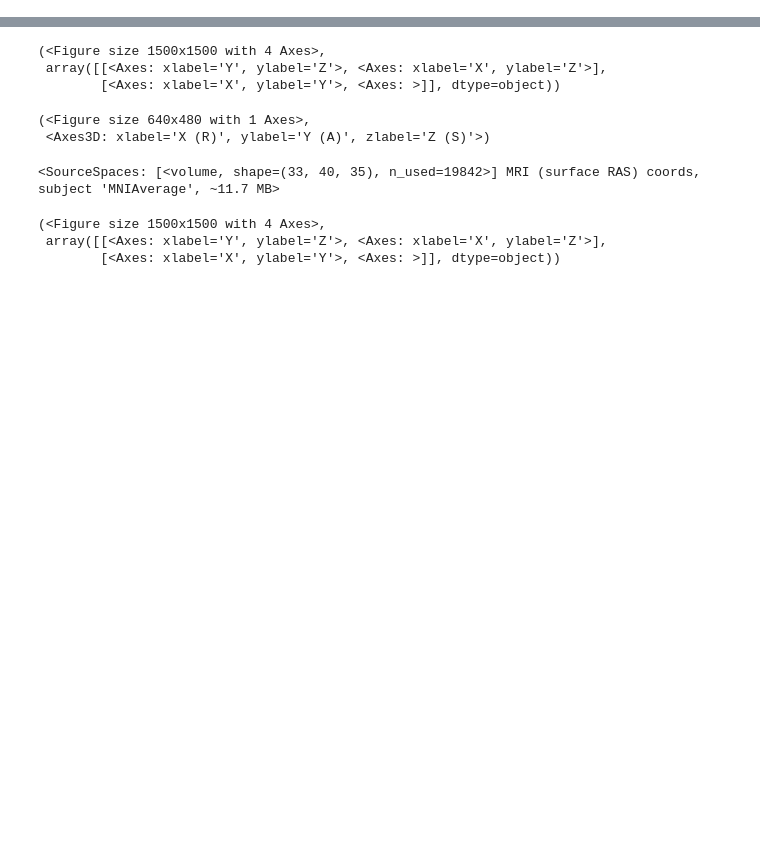
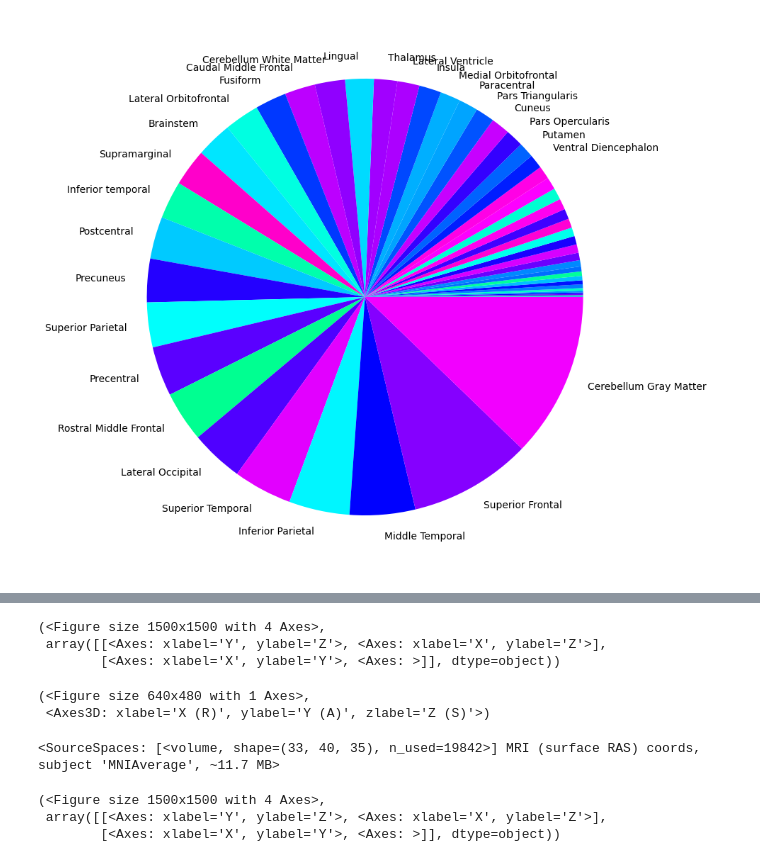
Before and after one commit to kdotdot/cerebra_atlas_python, a Jupyter notebook: notebooks/0.4-sources-per-region-exploration.ipynb, the cells around one changed output, grey strips where cells are left out. Cells and saved outputs as stored; diff of their text form; code cells hidden in the pictures; blank space fills up the shorter version.

```diff
--- a/notebooks/0.4-sources-per-region-exploration.ipynb
+++ b/notebooks/0.4-sources-per-region-exploration.ipynb
@@ -150,0 +64,96 @@ Wall time: 8.82 µs
+# %%
+plt.close("all")
+
+PLOT_ONLY_CORTICAL = False
+PLOT_ONLY_NON_CORTICAL = False
+# Else plot both
+INCLUDE_WHITE_MATTER = False
+
+
+# LOG scale for histogram
+# Distribution of points per region
+# Keep only leftside labels (symmetrical)
+leftside_label_details = cerebra.label_details[cerebra.label_details['hemisphere'] == "Left"].copy()
+wm_label_details = cerebra.label_details[cerebra.label_details['Label Name'] == "White matter"].copy()
+
+n_points = np.array([cerebra.get_n_points_from_region_id(region_id) for region_id in leftside_label_details['CerebrA ID'].values])
+leftside_label_details["npoints"] = n_points
+
+cortical_label_details = leftside_label_details.loc[leftside_label_details['cortical'] == True,:].copy()
+non_cortical_label_details = leftside_label_details.loc[leftside_label_details['cortical'] == False,:].copy()
+
+leftside_label_details.sort_values(by=['npoints'],inplace=True)
+cortical_label_details.sort_values(by=['npoints'],inplace=True)
+non_cortical_label_details.sort_values(by=['npoints'],inplace=True)
+
+white_matter_n_points = cerebra.get_n_points_from_region_id(103)
+empty_n_points = cerebra.get_n_points_from_region_id(0)
+
+
+
+# Define data and colors for each bar
+if PLOT_ONLY_CORTICAL:
+    data = np.array([*cortical_label_details["npoints"].values])
+    colors = np.array([*cortical_label_details["color"].values])
+    labels = np.array([*cortical_label_details["Label Name"].values])
+    label_ids = np.array(cortical_label_details['CerebrA ID'].values)
+elif PLOT_ONLY_NON_CORTICAL:
+    data = np.array([*non_cortical_label_details["npoints"].values])
+    colors = np.array([*non_cortical_label_details["color"].values])
+    labels = np.array([*non_cortical_label_details["Label Name"].values])
+    label_ids = np.array(non_cortical_label_details['CerebrA ID'].values)
+elif INCLUDE_WHITE_MATTER:
+    data = np.array([white_matter_n_points,*leftside_label_details["npoints"].values])
+    colors = np.array([wm_label_details["color"].item(), *leftside_label_details["color"].values])
+    labels = np.array([wm_label_details["Label Name"].item(),*leftside_label_details["Label Name"].values])
+    label_ids = np.array([wm_label_details["CerebrA ID"].item(),*leftside_label_details['CerebrA ID'].values])
+else:
+    data = np.array([*leftside_label_details["npoints"].values])
+    colors = np.array([ *leftside_label_details["color"].values])
+    labels = np.array([*leftside_label_details["Label Name"].values])
+    label_ids = np.array([*leftside_label_details['CerebrA ID'].values])
+
+# PIE CHART
+fig2,ax2 = plt.subplots()
+fig2.set_size_inches(12, 10)
+threshold = data.sum() * 0.01
+labels_pie = [l if data[i] > threshold else "" for i,l in enumerate(labels)]
+ax2.pie(data,colors=colors,labels=labels_pie)
+plt.show()
+# HISTOGRAM
+fig, ax = plt.subplots()
+ax = remove_ax(ax,keep_names=["left","top"])
+
+for i, n_pts in enumerate(data):
+    if n_pts == 0:
+        continue
+    p =ax.barh(i,n_pts, color=colors[i], linestyle='-', height=1,label=labels[i],edgecolor = "white", linewidth=0)
+    # ax.bar_label(p, label_type='edge', padding=10,fontsize=16)
+    ax.bar_label(p, label_type='edge', padding=10,fontsize=16,fontweight='bold')
+
+add_grid_to_ax(ax)
+ax.xaxis.tick_top()
+
+fig.suptitle(f"Distribution of points per {'(cortical)' if PLOT_ONLY_CORTICAL else '(non-cortical)' if PLOT_ONLY_NON_CORTICAL else ''} region")
+
+ax.set_xlabel("Number of points")
+ax.set_xticks((np.linspace(0,data.max(),num=20) / 100).astype(int) *100)
+
+# # Add labels to bins
+
+for i,(name,id) in enumerate(zip(labels,label_ids)):
+    ax.text(-data.max()*0.02,i, f"{name} id:{id}",fontsize=16,verticalalignment='center',horizontalalignment='right')
+
+fig.set_size_inches(28.5, 15.5)
+
+
+
+
+mngr = plt.get_current_fig_manager()
+geom = mngr.window.geometry()
+x,y,dx,dy = geom.getRect()
+mngr.window.setGeometry(2600, 00, dx, dy)
+
+# mngr.window.setGeometry(500,100,640, 545)
+# %% [output]
+[figure, added]
```
Also changed, not shown: parts of 23 cells of this notebook, 4 other files.
